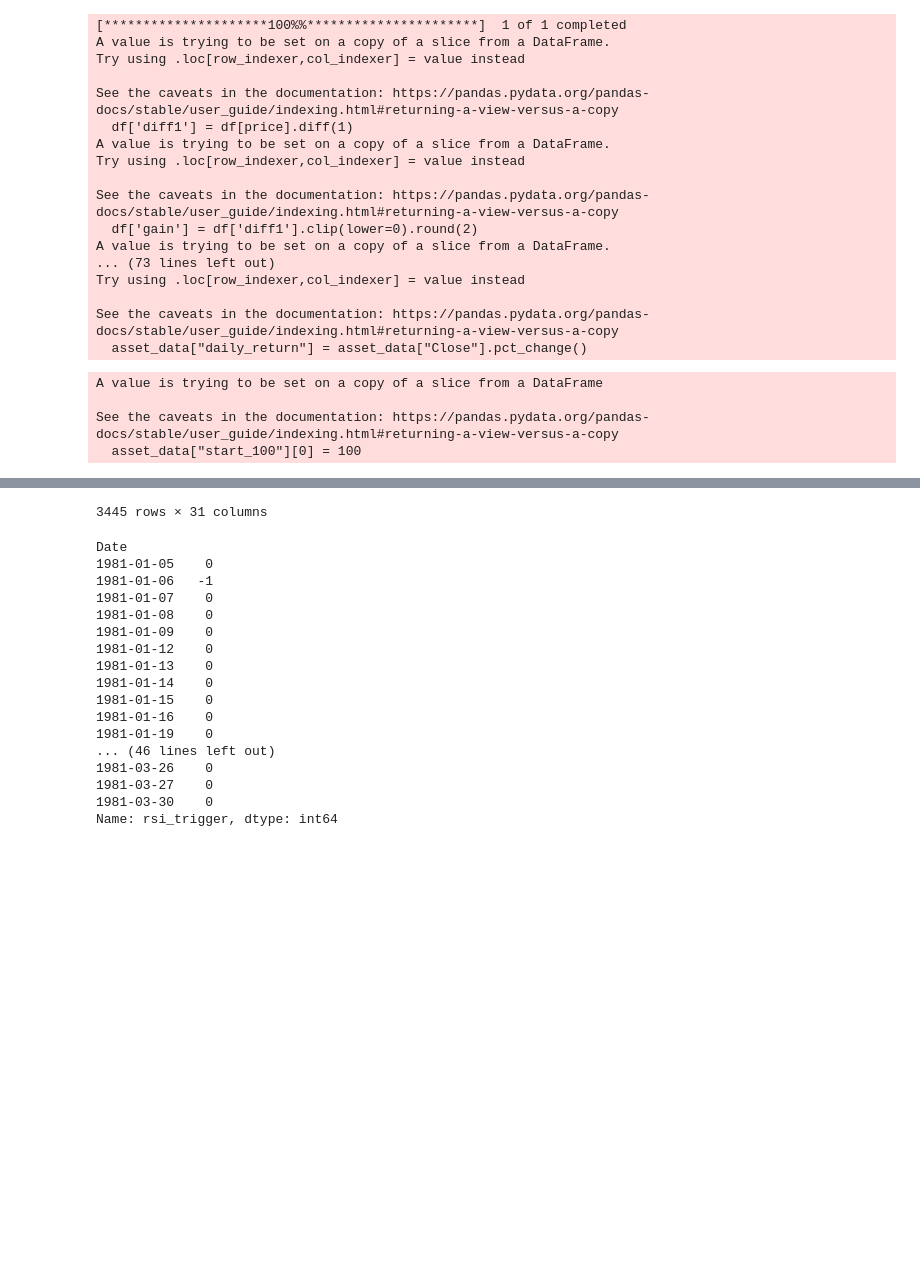
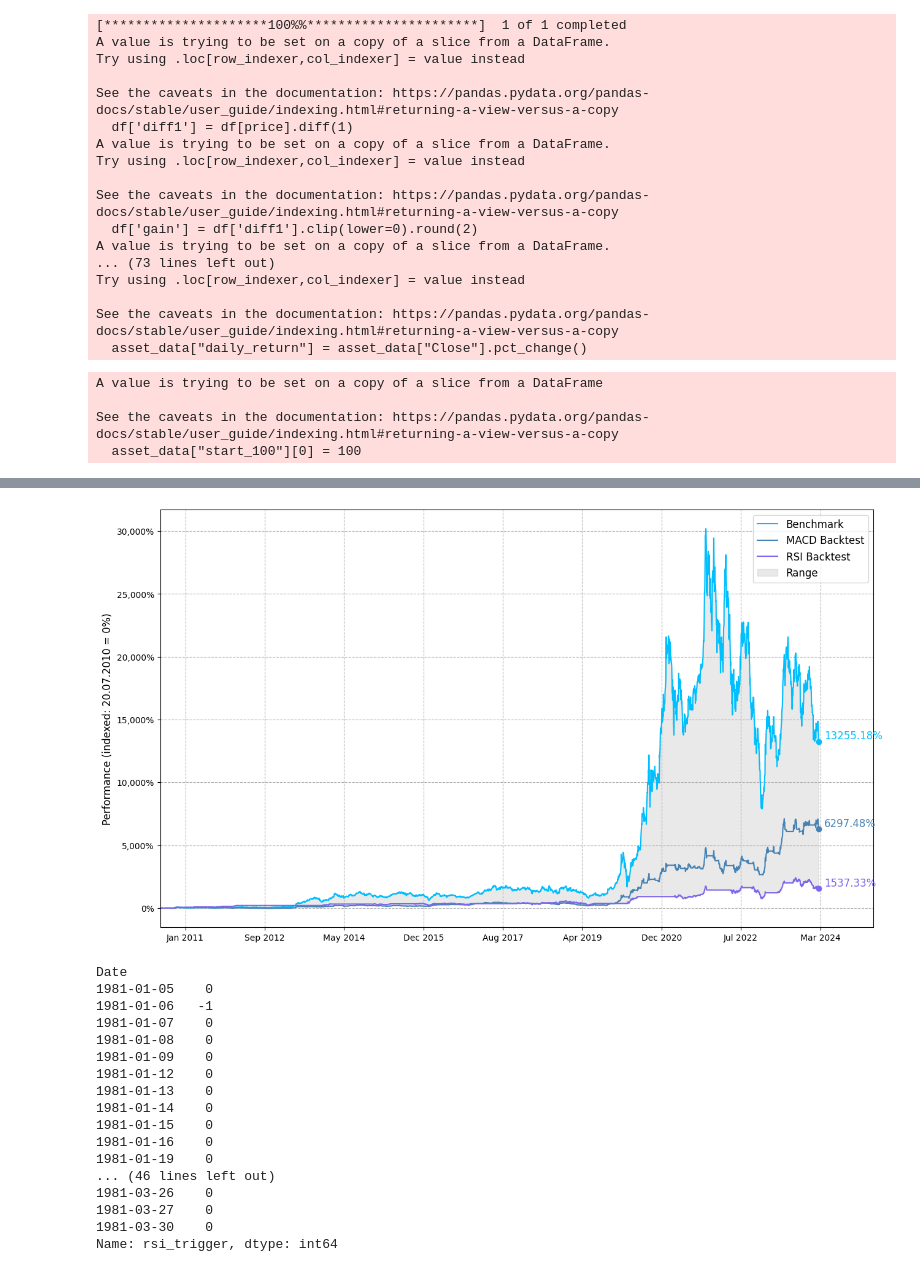
Before and after one commit to SebastianAblerKratkey/Miscellaneous, a Jupyter notebook: backtest_3.ipynb, the cells around one changed output, grey strips where cells are left out. Saved outputs shown, nothing was run; the diff lists cells and outputs as text; code cells hidden in the pictures; blank space fills up the shorter version.

```diff
--- a/backtest_3.ipynb
+++ b/backtest_3.ipynb
@@ -89,7 +89,7 @@ def visualize_performance(prices, list_of_names):
 
 
     plt.fill_between(benchmarking_data.index, benchmarking_data.max(axis=1), benchmarking_data.min(axis=1),
-                        color='grey', alpha=0.17, label="Range of all assets")
+                        color='grey', alpha=0.17, label="Range")
 
     # Calculate the number of days to add
     num_days = (benchmarking_data_filtered.index.max() - benchmarking_data_filtered.index.min()).days
@@ -119,7 +119,7 @@ def visualize_performance(prices, list_of_names):
 
     # Remove x-axis label
     plt.gca().set_xlabel('')
-
+    plt.minorticks_off()
     plt.show()
 
 def visualize_summary(summary):
@@ -524,7 +524,7 @@ def pandas_rsi(df: pd.DataFrame, window_length: int = 14, output: str = None, pr
 
     return df
 # %%
-asset_name = "BTC-USD"
+asset_name = "TSLA"
 asset_data = yf.download(asset_name)
 
 days_back_period = len(asset_data)
@@ -637,9 +637,11 @@ if asset_data["rsi_signal"].min(skipna=True) < 0:
 
 asset_data["rsi_backtest"] = apply_investment_signal(asset_data["daily_return"], 100, asset_data["rsi_signal"])
 
+asset_data_visual = pd.DataFrame()
+asset_data_visual[["Benchmark", "MACD Backtest", "RSI Backtest"]] = asset_data[["benchmark_payment_t0", "macd_backtest", "rsi_backtest"]]
 
 
-asset_data
+visualize_performance(asset_data_visual, ["Benchmark", "MACD Backtest", "RSI Backtest"])
 # %% [output]
 A value is trying to be set on a copy of a slice from a DataFrame
 
@@ -661 +650 @@ See the caveats in the documentation: https://pandas.pydata.org/pandas-docs/stab
-3445 rows × 31 columns
+[figure, added]
```
Also changed, not shown: parts of 2 cells of this notebook.
